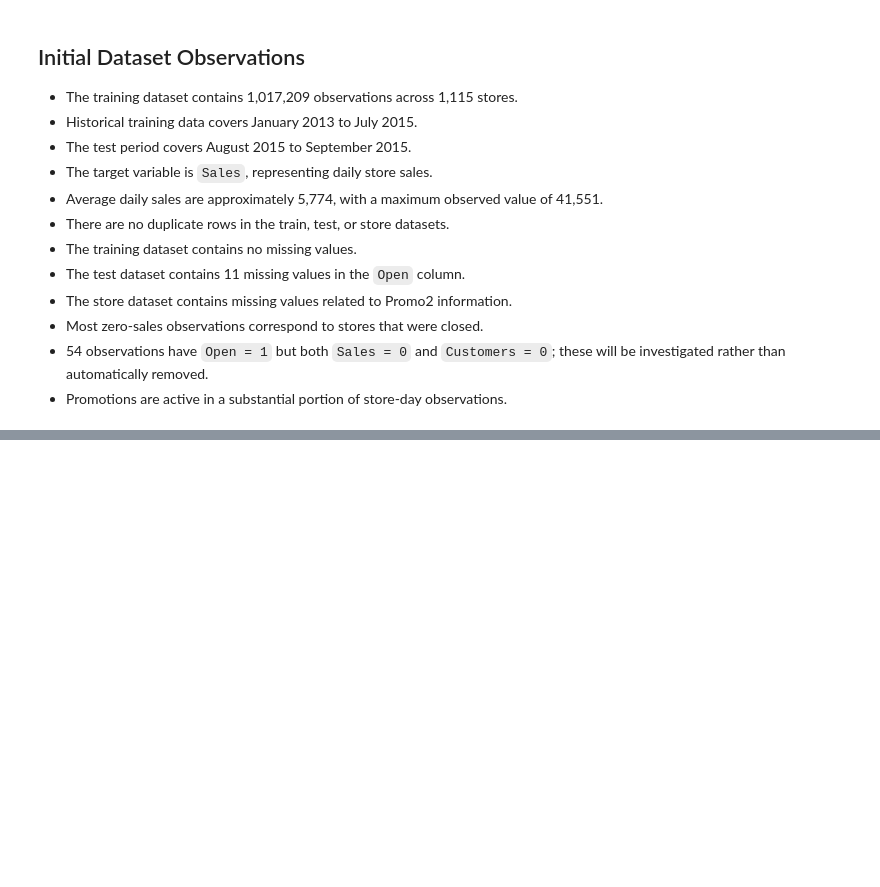
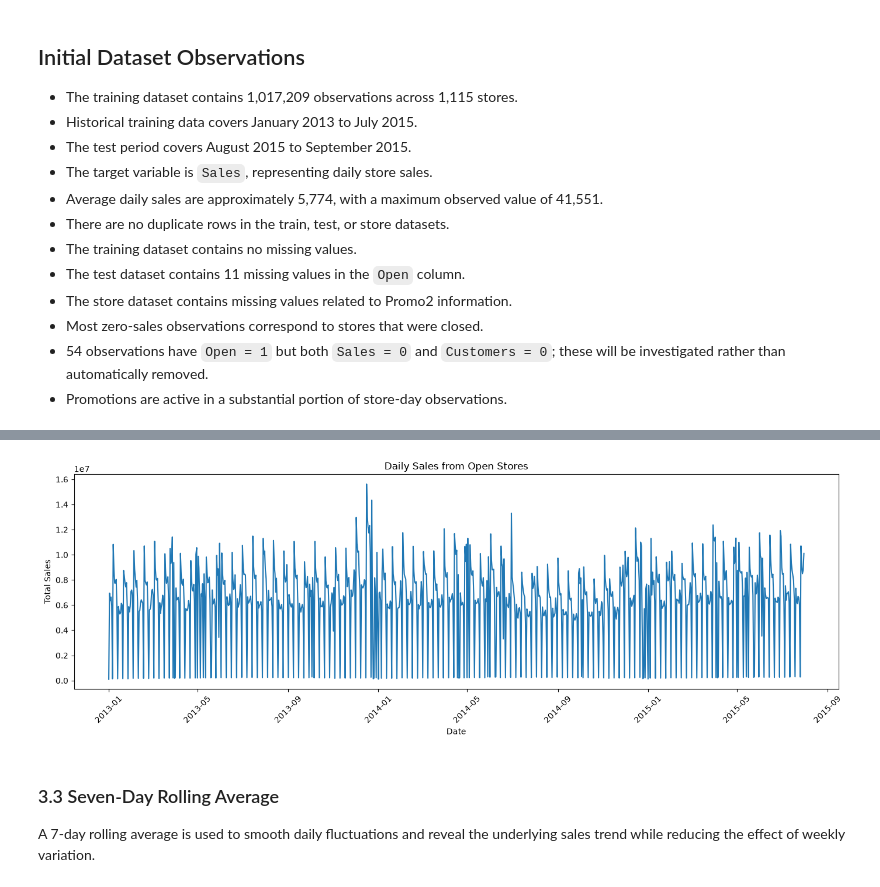
Before and after one commit to mansikhairnar2006-ctrl/demand-forecasting-time-series, a Jupyter notebook: notebooks/01_data_understanding.ipynb, the cells around one changed output, grey strips where cells are left out. Cells and saved outputs as stored; diff of their text form; code cells hidden in the pictures; blank space fills up the shorter version.

Commit message:
Complete Days 3-4 - EDA and Rolling Statistics

```diff
--- a/notebooks/01_data_understanding.ipynb
+++ b/notebooks/01_data_understanding.ipynb
@@ -214,0 +668,12 @@ Open stores with zero sales: 54
+# %%
+# Sales from open stores only
+open_sales = train_clean[train_clean["Open"] == 1]
+
+daily_open_sales = (
+    open_sales
+    .groupby("Date")["Sales"]
+    .sum()
+    .reset_index()
+)
+
+daily_open_sales.head()
@@ -214,0 +687,21 @@ Open stores with zero sales: 54
+# %%
+plt.figure(figsize=(14, 5))
+
+plt.plot(
+    daily_open_sales["Date"],
+    daily_open_sales["Sales"]
+)
+
+plt.title("Daily Sales from Open Stores")
+plt.xlabel("Date")
+plt.ylabel("Total Sales")
+plt.xticks(rotation=45)
+
+plt.tight_layout()
+plt.show()
+# %% [output]
+[figure, added]
+# %% [markdown]
+### 3.3 Seven-Day Rolling Average
+
+A 7-day rolling average is used to smooth daily fluctuations and reveal the underlying sales trend while reducing the effect of weekly variation.
```
Also changed, not shown: parts of 60 cells of this notebook, 2 other files.
